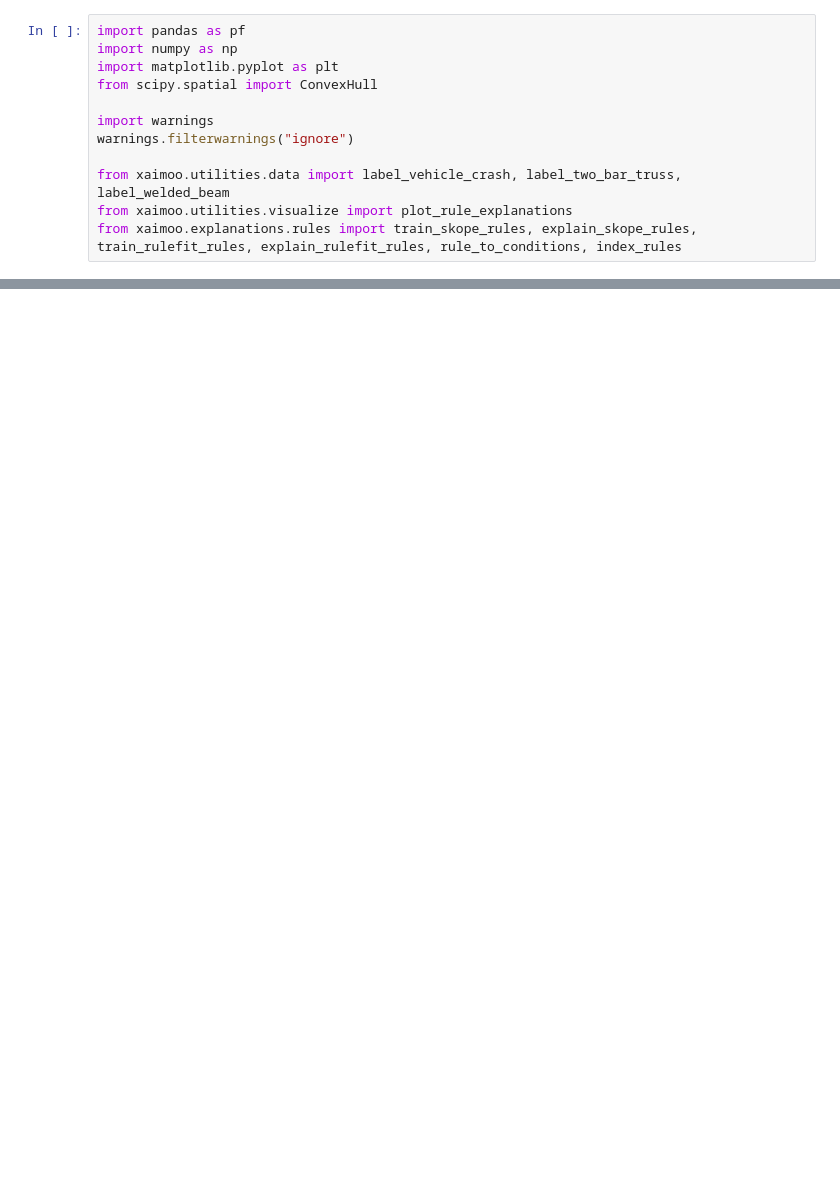
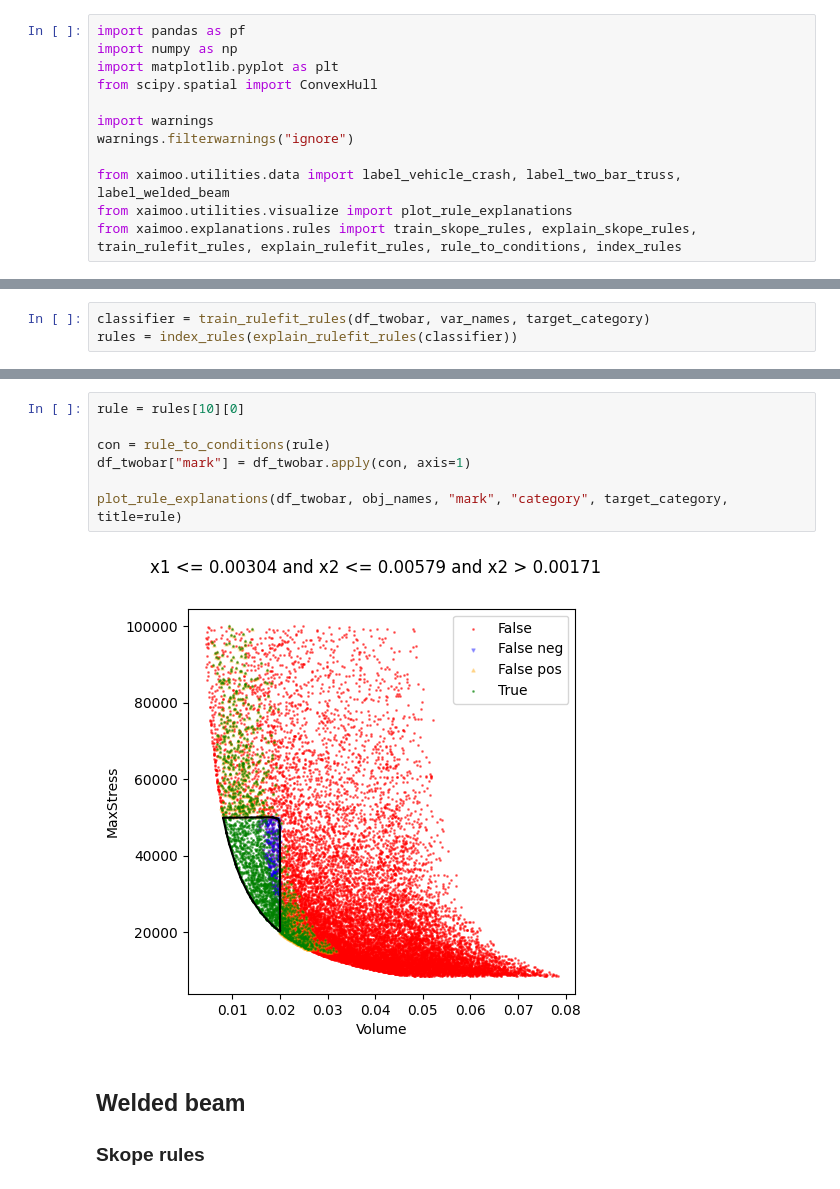
Before and after one commit to gialmisi/xaimoo-experiments, a Jupyter notebook: notebooks/Rule_showcase.ipynb, the cells around one changed output, grey strips where cells are left out. Drawn from its saved outputs; the diff is of its cells as text; blank space fills up the shorter version.

```diff
--- a/notebooks/Rule_showcase.ipynb
+++ b/notebooks/Rule_showcase.ipynb
@@ -37,0 +102,3 @@ plot_rule_explanations(df_crash, obj_names, "skope_mark", "category", target_cat
+# %%
+classifier = train_rulefit_rules(df_twobar, var_names, target_category)
+rules = index_rules(explain_rulefit_rules(classifier))
@@ -37,0 +123,12 @@ plot_rule_explanations(df_crash, obj_names, "skope_mark", "category", target_cat
+# %%
+rule = rules[10][0]
+
+con = rule_to_conditions(rule)
+df_twobar["mark"] = df_twobar.apply(con, axis=1)
+
+plot_rule_explanations(df_twobar, obj_names, "mark", "category", target_category, title=rule)
+# %% [output]
+[figure, added]
+# %% [markdown]
+## Welded beam
+### Skope rules
```
Also changed, not shown: parts of 18 cells of this notebook, 3 other files.
